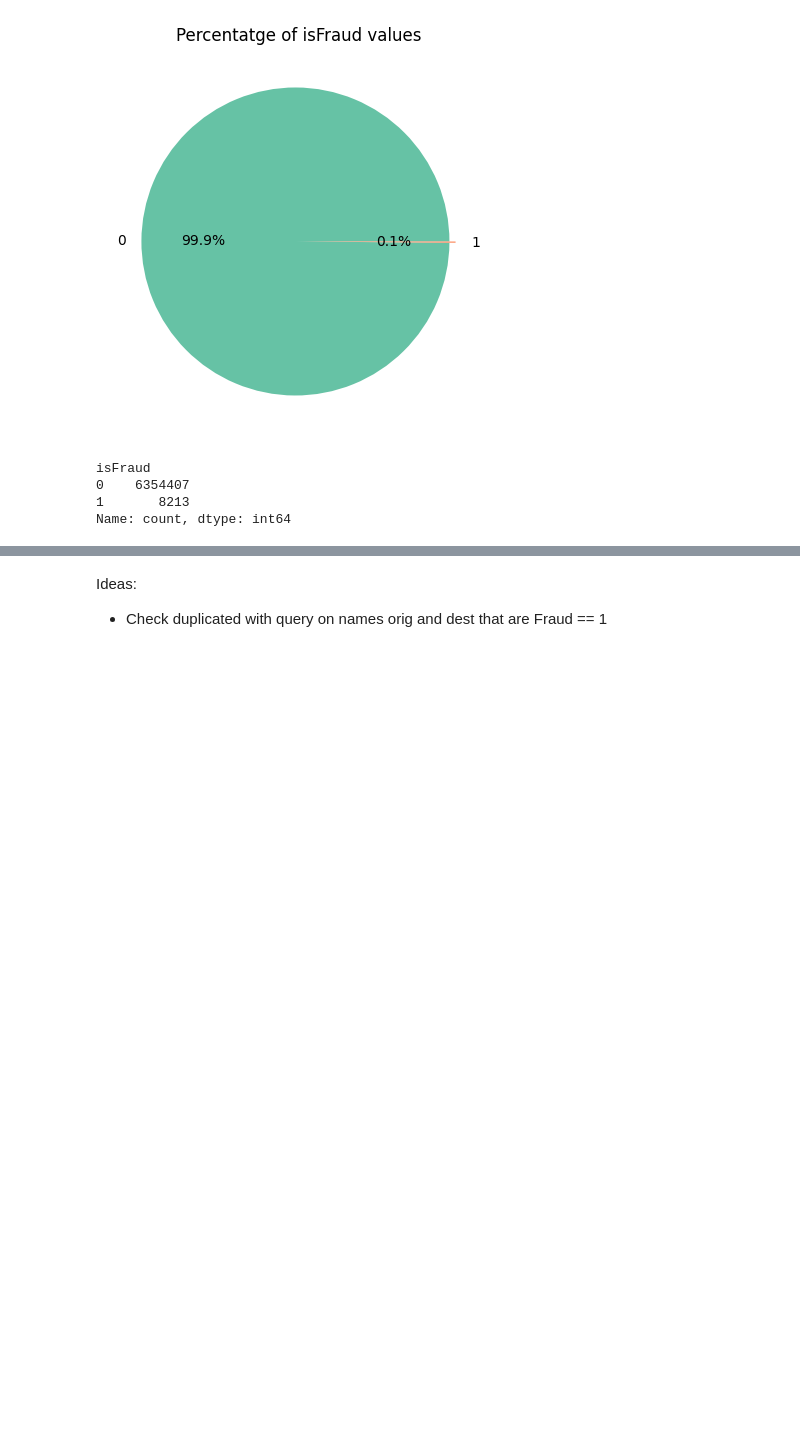
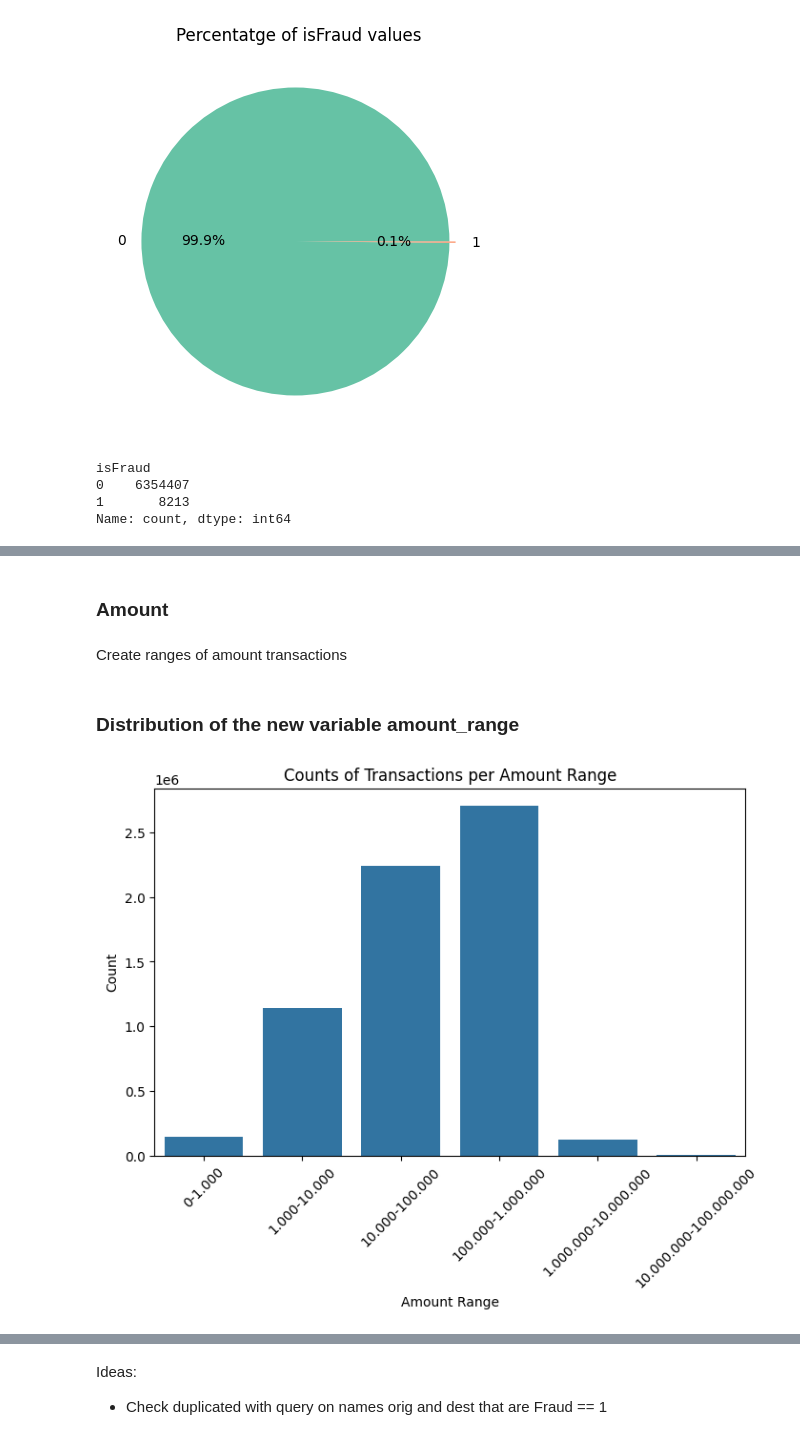
Before and after one commit to AMaldu/fraud_detection, a Jupyter notebook: notebooks/eda.ipynb, the cells around one changed output, grey strips where cells are left out. Cells and saved outputs as stored; diff of their text form; code cells hidden in the pictures; blank space fills up the shorter version.

```diff
--- a/notebooks/eda.ipynb
+++ b/notebooks/eda.ipynb
@@ -148,0 +213,25 @@ KeyError: 'oldbalanceOrig'
+# %% [markdown]
+### Amount
+# %% [markdown]
+Create ranges of amount transactions
+# %%
+bins = [0, 1000, 10000, 100000, 1000000, 10000000, 100000000]
+labels = ['0-1.000', '1.000-10.000', '10.000-100.000', '100.000-1.000.000', '1.000.000-10.000.000', '10.000.000-100.000.000']
+data['amount_range'] = pd.cut(data['amount'], bins=bins, labels=labels, right=False)
+# %% [markdown]
+### Distribution of the new variable amount_range
+# %%
+order = ['0-1.000', '1.000-10.000', '10.000-100.000', '100.000-1.000.000', '1.000.000-10.000.000', '10.000.000-100.000.000']
+
+
+plt.figure(figsize=(8, 5))
+barplot = sns.countplot(data=data, x='amount_range', order=order)
+
+plt.title('Counts of Transactions per Amount Range')
+plt.xlabel('Amount Range')
+plt.ylabel('Count')
+
+plt.xticks(rotation=45)
+plt.show()
+# %% [output]
+[figure, added]
```
Also changed, not shown: parts of 26 cells of this notebook, 1 other file.
